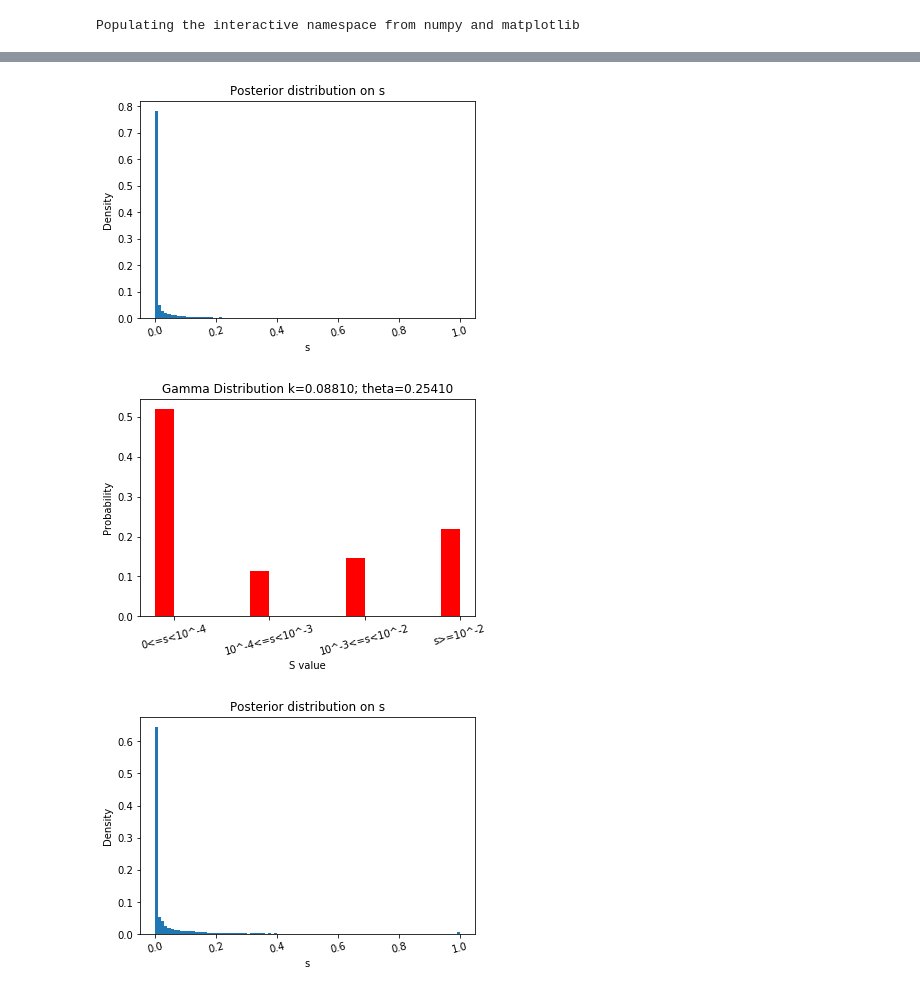
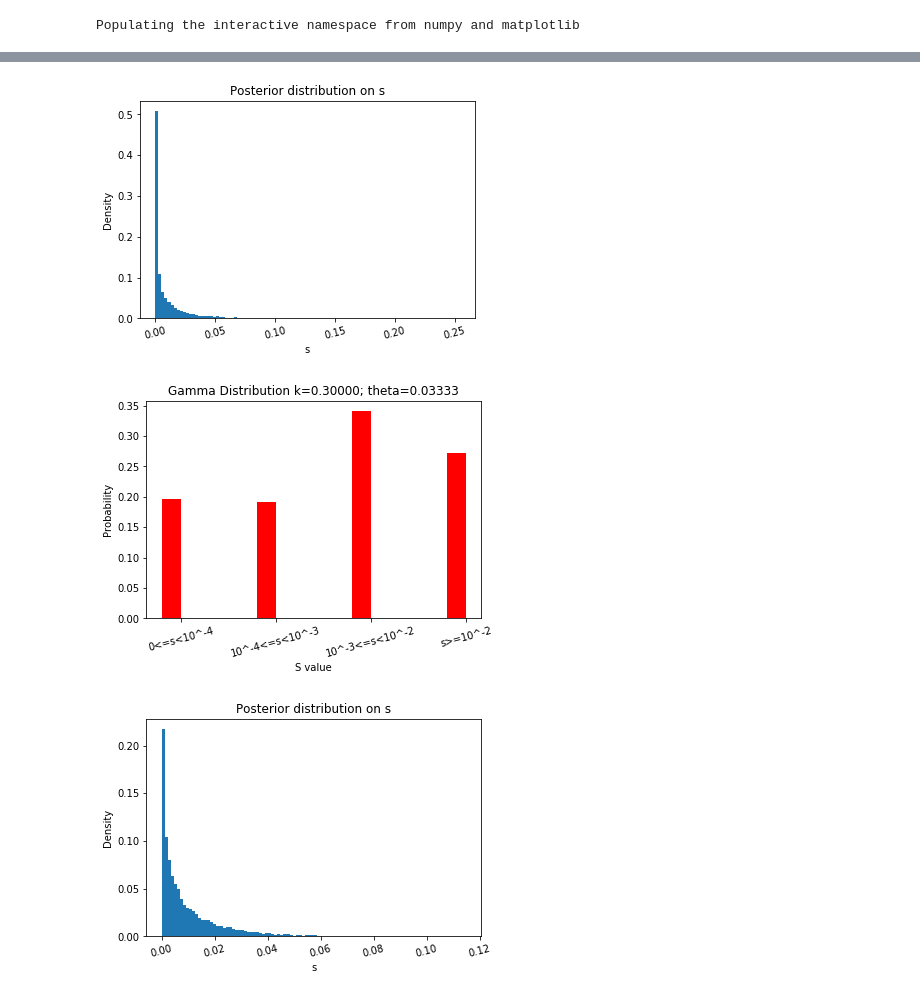
Before and after one commit to BonnieCSE/STRSelection, a Jupyter notebook: figures/Figure3a_Plot_gamma_distribution.ipynb, the cells around one changed output, grey strips where cells are left out. Cells and saved outputs as stored; diff of their text form; code cells hidden in the pictures.

```diff
--- a/figures/Figure3a_Plot_gamma_distribution.ipynb
+++ b/figures/Figure3a_Plot_gamma_distribution.ipynb
@@ -11,7 +11,8 @@ matplotlib.rcParams['ps.fonttype'] = 42
 # %% [output]
 Populating the interactive namespace from numpy and matplotlib
 # %%
-shape_scale_combos = [(0.187, 0.0356) ,(0.0881,0.2541), (0.13,0.5)]
+# shape_scale_combos = [(0.187, 0.0356),(0.0881,0.2541),(0.13,0.5)]
+shape_scale_combos = [(0.2,10**-2/0.2),(0.3,10**-2/0.3),(0.6,10**-2/0.6)]
 fig_num = 0
 for combo in shape_scale_combos:
 
@@ -44,14 +45,14 @@ for combo in shape_scale_combos:
         elif elem >= 10**-2:
             svals[3] += 1
 
-    print("percent s < 10^-4")
-    print(svals[0]/num_sims*100)
-    print("percent 10^-4 <= s < 10^-3")
-    print(svals[1]/num_sims*100)
-    print("percent 10^-3 <= s < 10^-2")
-    print(svals[2]/num_sims*100)
-    print("percent s >= 0.01")
-    print(svals[3]/num_sims*100)
+    #print("percent s < 10^-4")
+    #print(svals[0]/num_sims*100)
+    #print("percent 10^-4 <= s < 10^-3")
+    #print(svals[1]/num_sims*100)
+    #print("percent 10^-3 <= s < 10^-2")
+    #print(svals[2]/num_sims*100)
+    #print("percent s >= 0.01")
+    #print(svals[3]/num_sims*100)
 
     print('Median')
     print(np.median(s))
@@ -109,3 +108,3 @@ Median
-[figure, old version]
+[figure, new version]
-[figure, old version]
+[figure, new version]
-[figure, old version]
+[figure, new version]
```
Also changed, not shown: parts of 1 cell of this notebook, 11 other files.
